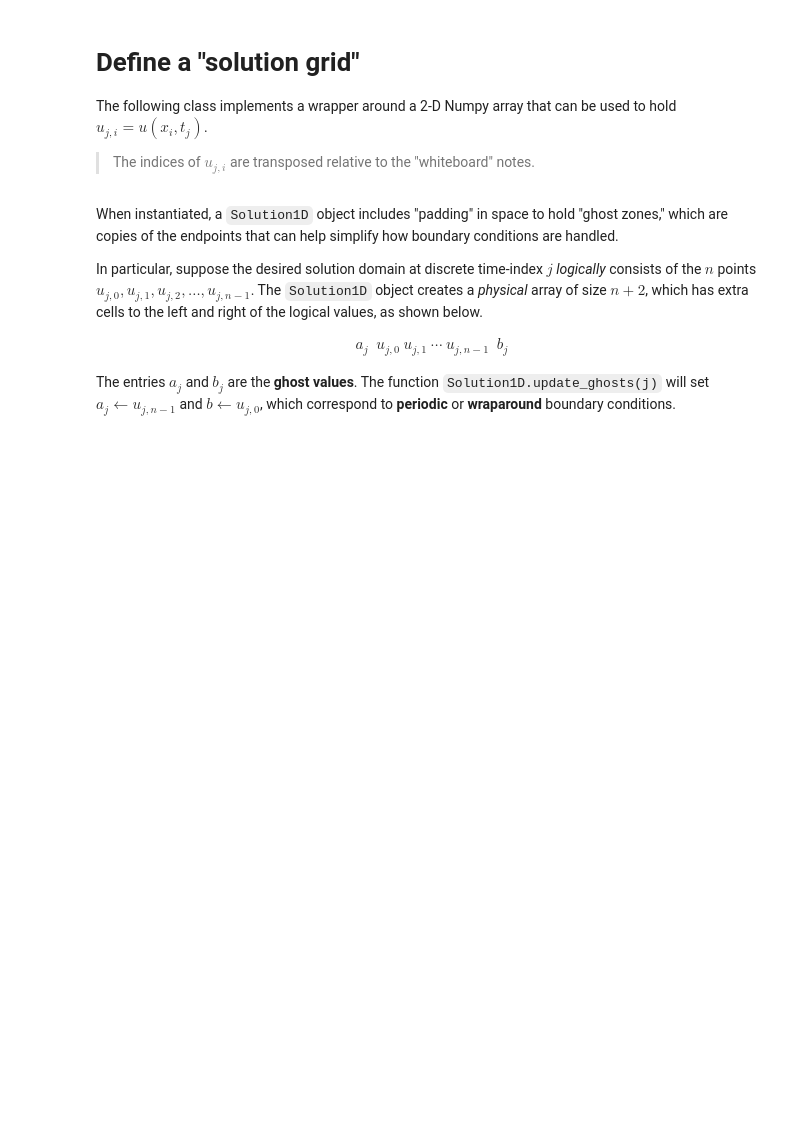
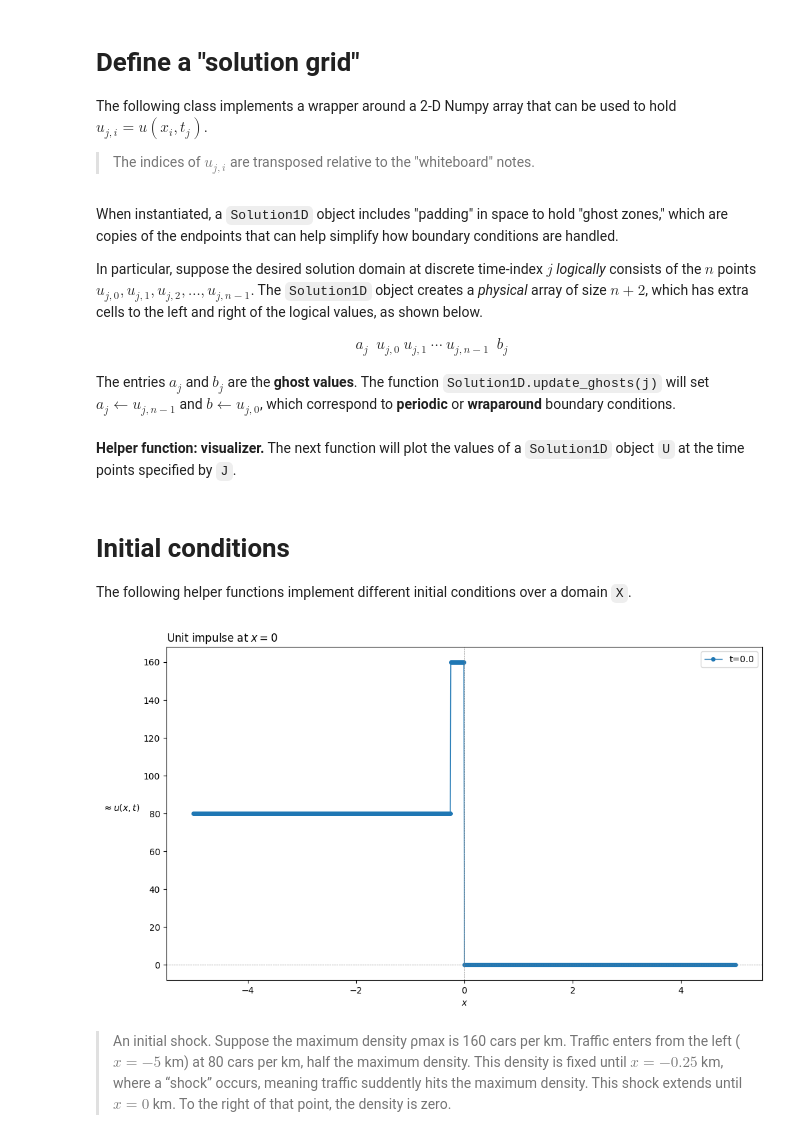
Before and after one commit to lsh4205/Traffic_Simulation, a Jupyter notebook: traffic_simulation.ipynb, the cells around one changed output. Drawn from its saved outputs; the diff is of its cells as text; code cells hidden in the pictures; blank space fills up the shorter version.

```diff
--- a/traffic_simulation.ipynb
+++ b/traffic_simulation.ipynb
@@ -82,3 +82,61 @@ class Solution1D: # with periodic "ghost boundaries"
     def update_ghosts(self, j): # periodic boundaries
         self.vals[j+1, 0] = self.vals[j, -2]
         self.vals[j+1, -1] = self.vals[j, 1]
+# %% [markdown]
+**Helper function: visualizer.** The next function will plot the values of a `Solution1D` object `U` at the time points specified by `J`.
+# %%
+def plot_grid(U, J=[0]
+              , figsize=(12, 6.75), markersize=4, linewidth=1
+              , title_str=None, axes=True
+             ):
+    assert isinstance(U, Solution1D)
+
+    from matplotlib.pyplot import figure, gca, plot, legend, show
+    fig = figure(figsize=figsize)
+    ax = gca()
+
+    for c, j in enumerate(J):
+        ax.plot(U.X, U[j, 1:-1], 'o-', color=f'C{c}', label=f't={U.T[j]}'
+                , markersize=markersize, linewidth=linewidth)
+    ax.set_xlabel(r'$x$')
+    ax.set_ylabel(r'$\approx u(x,t)$', rotation=0, horizontalalignment='right')
+    if title_str is not None:
+        ax.set_title(title_str, loc='left')
+    if axes:
+        ax.axhline(0, color='grey', linewidth=0.5, linestyle='dashed')
+        ax.axvline(0, color='grey', linewidth=0.5, linestyle='dashed')
+    legend()
+    show()
+# %% [markdown]
+# Initial conditions #
+
+The following helper functions implement different initial conditions over a domain `X`.
+# %%
+def impulse(X, x0=0.0, w=0.5):
+    """A rectangular impulse of height 1.0 centered at `x0` with width `2*w`."""
+    assert isinstance(X, Domain1D)
+    from numpy import zeros
+    u0 = zeros(len(X))
+    I1 = (-5 <= X.vals) & (X.vals < -0.25)
+    I2 = (-0.25 <= X.vals) & (X.vals < 0)
+    I3 = (0 <= X.vals) & (X.vals <= 5)
+    u0[I1] = 80.0
+    u0[I2] = 160.0
+    u0[I3] = 0
+    return u0
+# %%
+# Demo:
+U_impulse = Solution1D(T, X, u0=impulse)
+plot_grid(U_impulse, title_str=r'Unit impulse at $x=0$')
+# %% [output]
+[figure, added]
+# %% [markdown]
+> An initial shock. Suppose the maximum density
+ρmax is 160 cars per km. Traffic
+enters from the left ($x=−5$ km)
+at 80 cars per km, half the maximum density. This density is
+fixed until $x=−0.25$ km, where a
+“shock” occurs, meaning traffic
+suddently hits the maximum
+density. This shock extends until $x=0$ km. To the right of that
+point, the density is zero.
```
Also changed, not shown: parts of 12 cells of this notebook.
